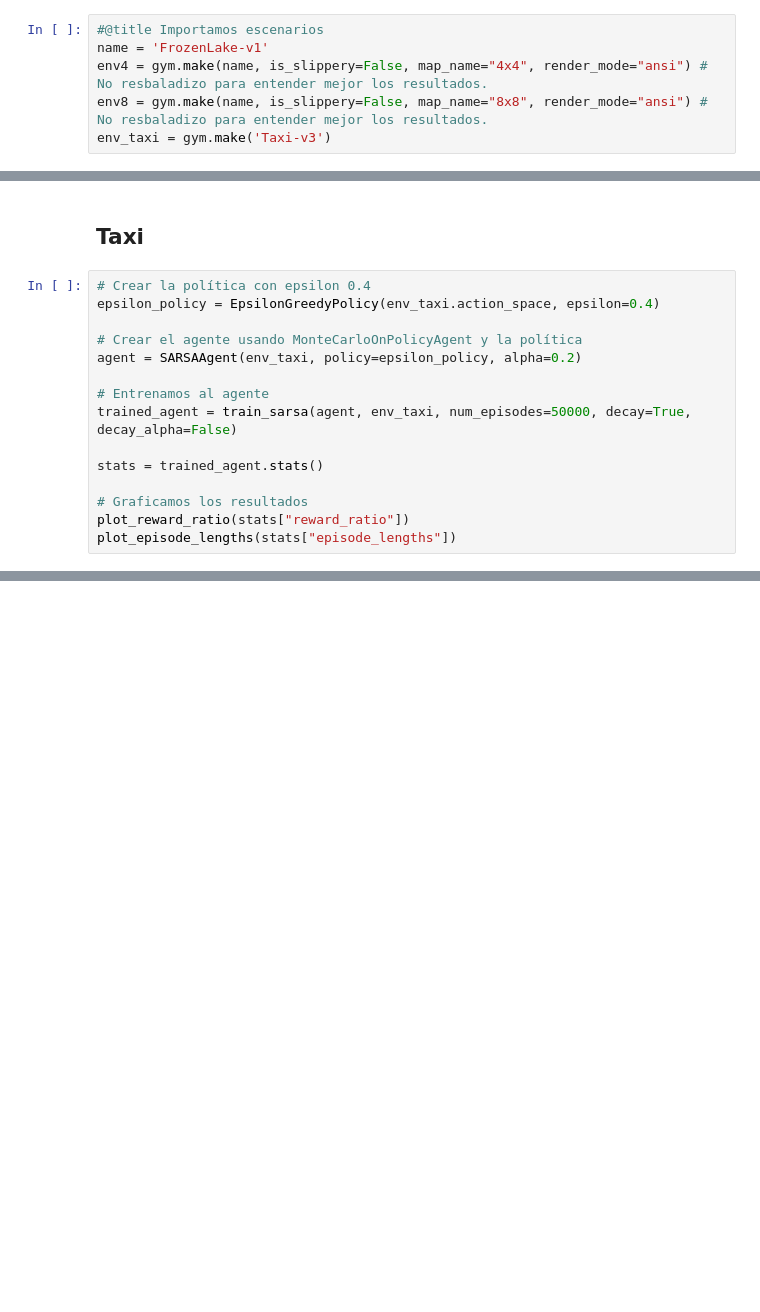
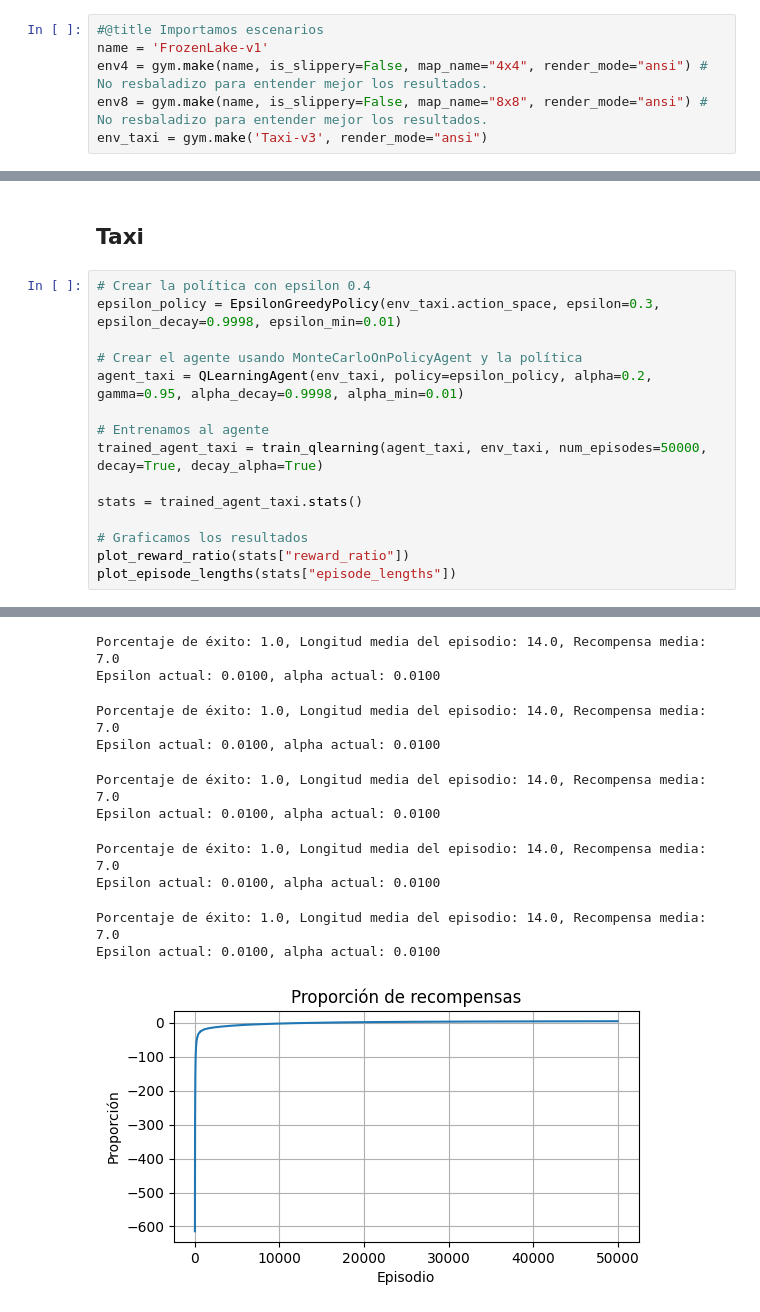
Before and after one commit to Imartinezcuevas/RL_MC_OL, a Jupyter notebook: Q_Learning.ipynb, the cells around one changed output, grey strips where cells are left out. Cells and saved outputs as stored; diff of their text form; blank space fills up the shorter version.

```diff
--- a/Q_Learning.ipynb
+++ b/Q_Learning.ipynb
@@ -62,7 +56,7 @@ from plotting import plot_reward_ratio, plot_episode_lengths
 name = 'FrozenLake-v1'
 env4 = gym.make(name, is_slippery=False, map_name="4x4", render_mode="ansi") # No resbaladizo para entender mejor los resultados.
 env8 = gym.make(name, is_slippery=False, map_name="8x8", render_mode="ansi") # No resbaladizo para entender mejor los resultados.
-env_taxi = gym.make('Taxi-v3')
+env_taxi = gym.make('Taxi-v3', render_mode="ansi")
 # %% [markdown]
 ## 2. Diseño del Agente
 El diseño del agente consta de dos partes, el algoritmo con el que aprende y las políticas (toma de decisiones) que realiza.
@@ -263,16 +310,17 @@ La diferencia en complejidad entre FrozenLake 4x4 y 8x8 es significativa. Que Fr
 ## Taxi
 # %%
 # Crear la política con epsilon 0.4
-epsilon_policy = EpsilonGreedyPolicy(env_taxi.action_space, epsilon=0.4)
+epsilon_policy = EpsilonGreedyPolicy(env_taxi.action_space, epsilon=0.3, epsilon_decay=0.9998, epsilon_min=0.01)
 
 # Crear el agente usando MonteCarloOnPolicyAgent y la política
-agent = SARSAAgent(env_taxi, policy=epsilon_policy, alpha=0.2)
+agent_taxi = QLearningAgent(env_taxi, policy=epsilon_policy, alpha=0.2, gamma=0.95, alpha_decay=0.9998, alpha_min=0.01)
 
 # Entrenamos al agente
-trained_agent = train_sarsa(agent, env_taxi, num_episodes=50000, decay=True, decay_alpha=False)
+trained_agent_taxi = train_qlearning(agent_taxi, env_taxi, num_episodes=50000, decay=True, decay_alpha=True)
 
-stats = trained_agent.stats()
+stats = trained_agent_taxi.stats()
 
 # Graficamos los resultados
 plot_reward_ratio(stats["reward_ratio"])
 plot_episode_lengths(stats["episode_lengths"])
+# %% [output]
@@ -278,0 +335,11 @@ plot_episode_lengths(stats["episode_lengths"])
+Porcentaje de éxito: 1.0, Longitud media del episodio: 14.0, Recompensa media: 7.0
+Epsilon actual: 0.0100, alpha actual: 0.0100
+Porcentaje de éxito: 1.0, Longitud media del episodio: 14.0, Recompensa media: 7.0
+Epsilon actual: 0.0100, alpha actual: 0.0100
+Porcentaje de éxito: 1.0, Longitud media del episodio: 14.0, Recompensa media: 7.0
+Epsilon actual: 0.0100, alpha actual: 0.0100
+Porcentaje de éxito: 1.0, Longitud media del episodio: 14.0, Recompensa media: 7.0
+Epsilon actual: 0.0100, alpha actual: 0.0100
+Porcentaje de éxito: 1.0, Longitud media del episodio: 14.0, Recompensa media: 7.0
+Epsilon actual: 0.0100, alpha actual: 0.0100
+[figure, added]
```
Also changed, not shown: parts of 9 cells of this notebook.
